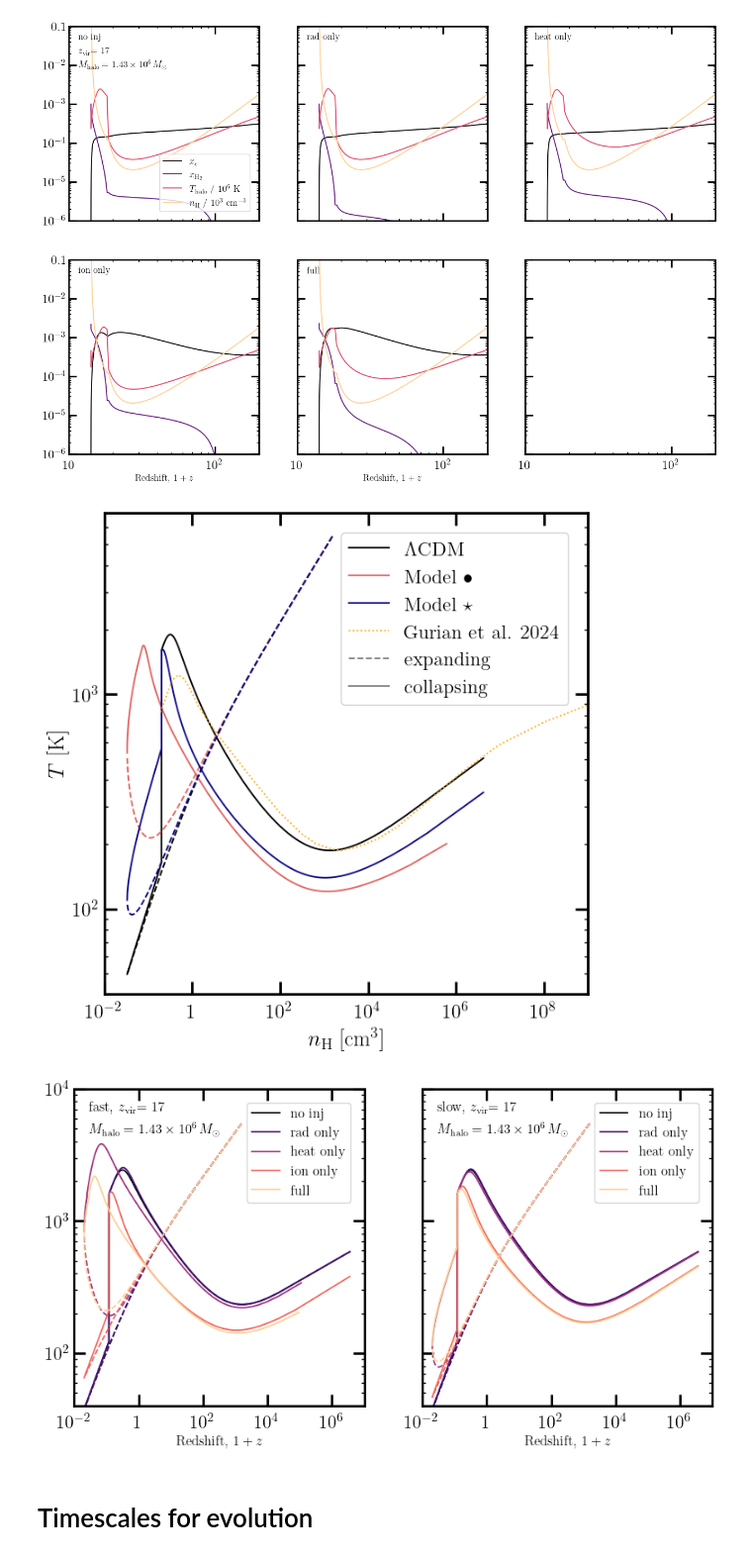
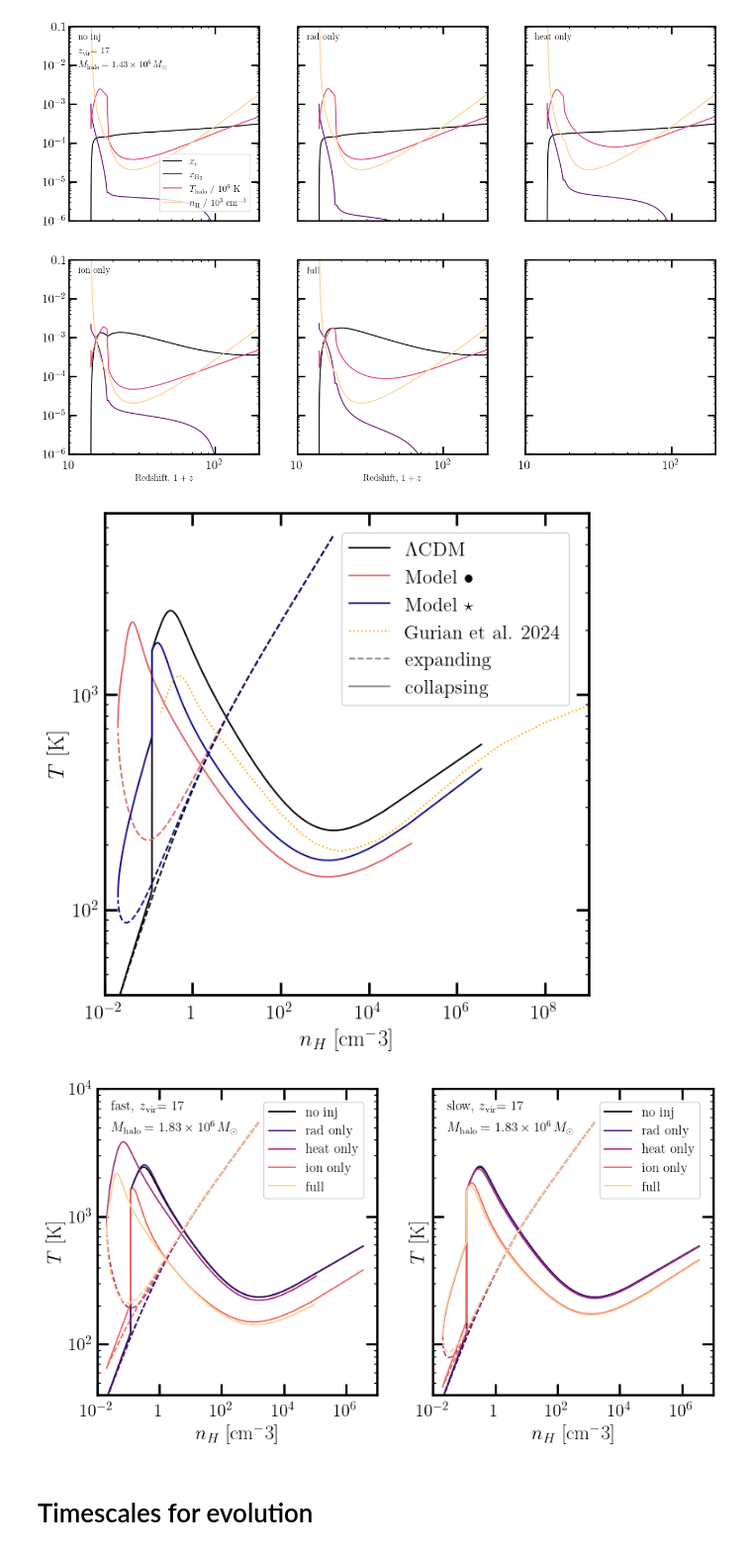
Before and after one commit to wenzerq/DarkHistory, a Jupyter notebook: H2_cooling/DCBH.ipynb, the cells around one changed output. Shown at 99% size. Drawn from its saved outputs; the diff is of its cells as text; code cells hidden in the pictures.

Commit message:
accretion history plot

```diff
--- a/H2_cooling/DCBH.ipynb
+++ b/H2_cooling/DCBH.ipynb
@@ -247,7 +247,7 @@ for key in DH_data.keys():
     # ax.add_artist(lLW)
     plt.xlabel(r'Redshift, $1+z$')
     plt.text(0.05, 0.94, r"$z_\mathrm{vir}$"+f"= {rs_vir:.0f}", fontsize=15, transform = ax.transAxes)
-    plt.text(0.05, 0.89, r"$M_\mathrm{halo} = 1.43 \times 10^6 \, M_\odot$", fontsize=15, transform = ax.transAxes)
+    plt.text(0.05, 0.89, r"$M_\mathrm{halo} = 1.83 \times 10^6 \, M_\odot$", fontsize=15, transform = ax.transAxes)
     if key != 'LCDM':
         if key == 'fast':
             plt.text(0.65, 0.94, r"Model $\bullet$:", fontsize=15, transform = ax.transAxes)
@@ -295,7 +295,7 @@ for key in ['fast','slow']: #DH_data.keys():
         if ii==0:
             ax[ii].legend(loc='lower right', fontsize=12)
             ax[ii].text(0.05, 0.86, r"$z_\mathrm{vir}$"+f"= {rs_vir:.0f}", fontsize=12, transform = ax[ii].transAxes)
-            ax[ii].text(0.05, 0.79, r"$M_\mathrm{halo} = 1.43 \times 10^6 \, M_\odot$", fontsize=12, transform = ax[ii].transAxes)
+            ax[ii].text(0.05, 0.79, r"$M_\mathrm{halo} = 1.83 \times 10^6 \, M_\odot$", fontsize=12, transform = ax[ii].transAxes)
         if ii>2:
             ax[ii].set_xlabel(r'Redshift, $1+z$', fontsize=12)
         ax[ii].text(0.05, 0.93, opt, fontsize=12, transform = ax[ii].transAxes)
@@ -339,8 +339,8 @@ plt.figure(figsize=(7,7))
 plt.loglog()
 
 for key in DH_data.keys():
-    T = halo_data[key]['y'][2] / phys.kB
-    nH = halo_data[key]['y'][3]
+    T = halo_data[key]['full']['y'][2] / phys.kB
+    nH = halo_data[key]['full']['y'][3]
     ind_min = np.argmin(nH)
 
     plt.plot(nH[:ind_min], T[:ind_min], color=color_dict[key], linewidth=1.3, linestyle='--')
@@ -359,35 +359,36 @@ plt.ylabel(r"$T$ [K]")
 plt.legend()
 plt.show()
 # %% [output]
-[figure, old version]
+[figure, new version]
 # %%
 %autoreload
 # Isolate the different injection effects on temperature-density relationship
 cmap = cm.magma(np.linspace(0,0.9,5))
 fig, ax = plt.subplots(1, 2, figsize=(10,5), sharex=True, sharey=True)
 
 for ii, key in enumerate(['fast','slow']): #DH_data.keys():
     ax[ii].loglog()
 
     for jj, opt in enumerate(inj_options):
         T = halo_data[key][opt]['y'][2] / phys.kB
         nH = halo_data[key][opt]['y'][3]
         ind_min = np.argmin(nH)
 
         ax[ii].plot(nH[:ind_min], T[:ind_min], color=cmap[jj], linewidth=1.3, linestyle='--')
         ax[ii].plot(nH[ind_min:], T[ind_min:], color=cmap[jj], linewidth=1.3, label=opt)
 
     ax[ii].axis([1e-2, 1e7, 4e1, 1e4])
 
     ax[ii].legend(loc='upper right', fontsize=12)
-    ax[ii].set_xlabel(r'Redshift, $1+z$', fontsize=12)
+    ax[ii].set_xlabel(r'$n_H$ [cm$^-3$]')
+    ax[ii].set_ylabel(r"$T$ [K]")
     ax[ii].text(0.05, 0.93, key+r", $z_\mathrm{vir}$"+f"= {rs_vir:.0f}", fontsize=12, transform = ax[ii].transAxes)
-    ax[ii].text(0.05, 0.86, r"$M_\mathrm{halo} = 1.43 \times 10^6 \, M_\odot$", fontsize=12, transform = ax[ii].transAxes)
+    ax[ii].text(0.05, 0.86, r"$M_\mathrm{halo} = 1.83 \times 10^6 \, M_\odot$", fontsize=12, transform = ax[ii].transAxes)
 
     # plt.savefig(fig_dir+f'halo_effects_comparison_mDM_{mDM:.0f}eV_Tvir_{T_vir(rs_vir, M_halo)/phys.kB:.2E}K.pdf')
 plt.show()
 # %% [output]
-[figure, old version]
+[figure, new version]
 # %% [markdown]
 # Timescales for evolution
 # %%
```
Also changed, not shown: parts of 12 cells of this notebook.
